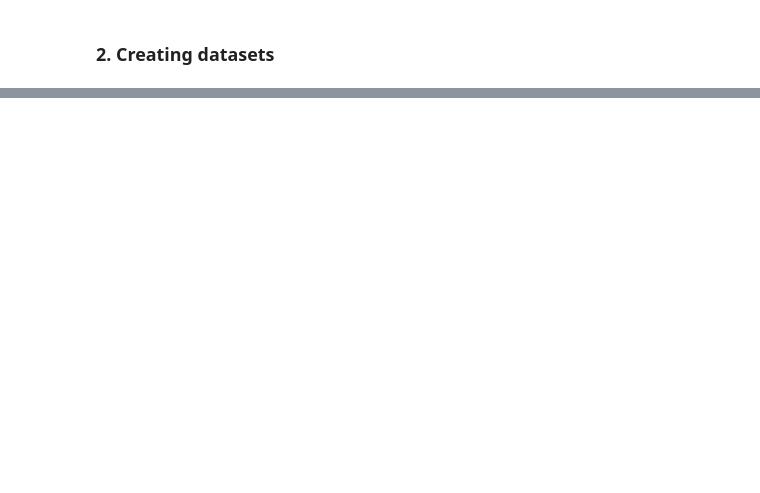
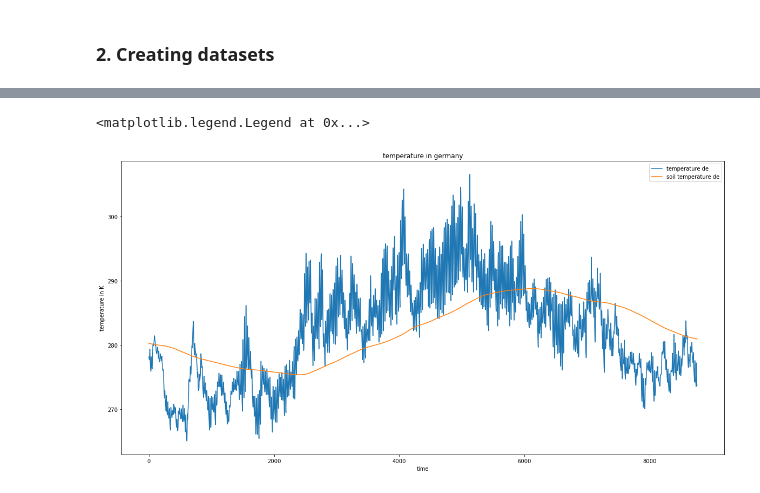
Before and after one commit to fitzthomas/ma_probabilistic_forecasts, a Jupyter notebook: era5_to_capfacts.ipynb, the cells around one changed output, grey strips where cells are left out. Drawn from its saved outputs; the diff is of its cells as text; code cells hidden in the pictures; blank space fills up the shorter version.

Commit message:
Added plots to test the plausibility of the test data set

```diff
--- a/era5_to_capfacts.ipynb
+++ b/era5_to_capfacts.ipynb
@@ -337 +362,14 @@ temp_de = ds["temperature"].sel(region="DE0 0 on")
+# %%
+temp_de = ds["temperature"].sel(region="DE0 0 on")
+soil_temp_de = ds["soil_temperature"].sel(region="DE0 0 on")
+plt.figure(figsize=(20,10))
+plt.plot(temp_de, label="temperature de")
+plt.plot(soil_temp_de, label="soil temperature de")
+plt.xlabel("time")
+plt.ylabel("temperature in K")
+plt.title("temperature in germany")
+plt.legend()
+# %% [output]
+<matplotlib.legend.Legend at 0x...>
+[figure, added]
 # %%
```
Also changed, not shown: parts of 11 cells of this notebook.
